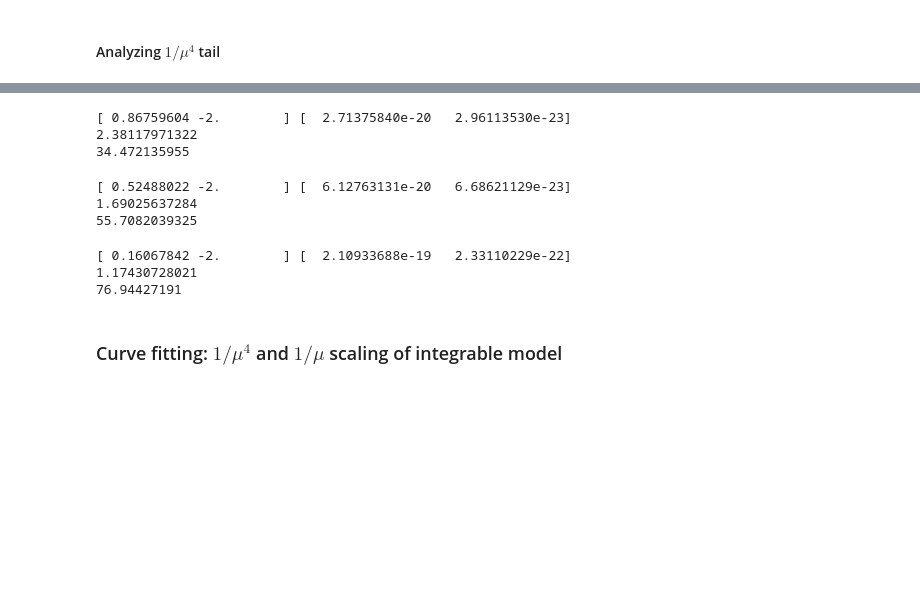
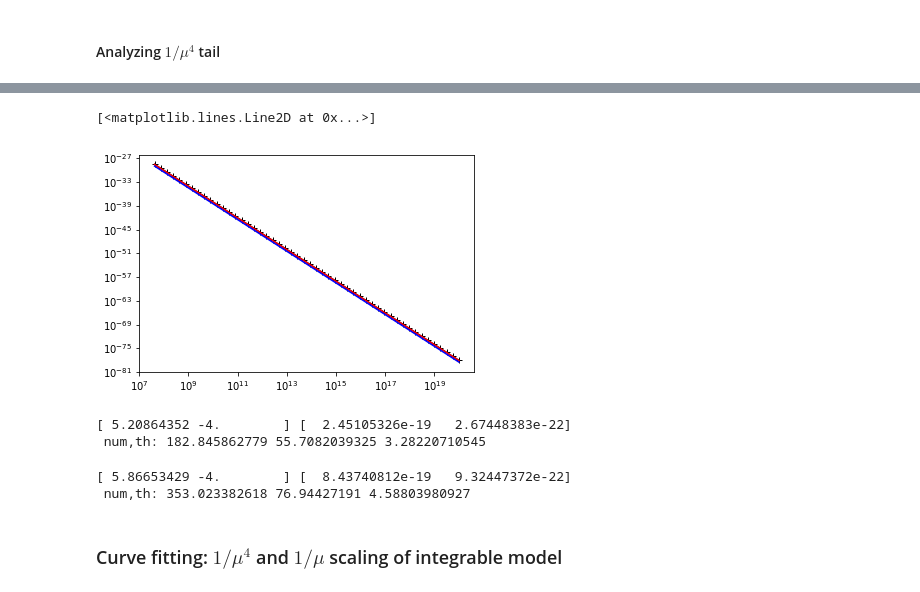
Before and after one commit to alexandreday/counterdiabatic-driving, a Jupyter notebook: zero_denom/jupyter_codes/v1_mu_scaling.ipynb, the cells around one changed output, grey strips where cells are left out. Cells and saved outputs as stored; diff of their text form; code cells hidden in the pictures; blank space fills up the shorter version.

```diff
--- a/zero_denom/jupyter_codes/v1_mu_scaling.ipynb
+++ b/zero_denom/jupyter_codes/v1_mu_scaling.ipynb
@@ -356,45 +334,37 @@ plt.grid()
+# %%
+plt.loglog(mu_arr[50:100],norm_arr_nonint[50:100]**2/2**4, 'k+-', label='Non-int, L=4')
+plt.loglog(mu_arr[50:100],org_func(mu_arr[50:100], np.exp(a_in),b_in,), 'r-', label='Non-int, L=4')
+plt.loglog(mu_arr[50:100],org_func(mu_arr[50:100], 34.47,b_in,), 'b-', label='Non-int, L=4')
+#plt.loglog(x5,y5/2**12, 'b+-', label= "Non-int,L=12")
+#plt.loglog(x5, org_func(x5,np.exp(a_lin),b_lin), 'k-', label=r'$y_1 \sim 1/x$')
+#plt.loglog(x5, org_func(x5,np.exp(a_in),b_in), 'r-', label=r'$y_2 \sim 1/x^{4}$')
+# %% [output]
+[<matplotlib.lines.Line2D at 0x...>]
+[figure, added]
 # %%
-xdata =mu_arr[40:100]
-ydata = norm_arr_nonint[40:100]/2**4
+xdata =mu_arr_L6[40:100]
+ydata = norm_arr_nonintL6[40:100]**2/2**6
 popt, pcov = curve_fit(gfunc, np.log(xdata[0:-1]), np.log(ydata[0:-1]))
 print popt, np.diag(pcov)
 a_in,b_in=popt
-print np.exp(a_in)
 hz=(np.sqrt(5)+1)/4
-L=4
-print  4*(L*hz**2+2*(L-1))
+L=6
+print " num,th:" , np.exp(a_in), 4*(L*hz**2+2*(L-1)), np.exp(a_in)/(4*(L*hz**2+2*(L-1)))
 # %% [output]
-[ 0.86759604 -2.        ] [  2.71375840e-20   2.96113530e-23]
-2.38117971322
-34.472135955
+[ 5.20864352 -4.        ] [  2.45105326e-19   2.67448383e-22]
+ num,th: 182.845862779 55.7082039325 3.28220710545
 # %%
-xdata =mu_arr_L6[40:100]
-ydata = norm_arr_nonintL6[40:100]/2**6
+xdata =mu_arr_L8[20:50]
+ydata = norm_arr_nonintL8[20:50]**2/2**8
 popt, pcov = curve_fit(gfunc, np.log(xdata[0:-1]), np.log(ydata[0:-1]))
 print popt, np.diag(pcov)
 a_in,b_in=popt
-print np.exp(a_in)
 hz=(np.sqrt(5)+1)/4
-L=6
-print  4*(L*hz**2+2*(L-1))
+L=8
+print " num,th:" , np.exp(a_in), 4*(L*hz**2+2*(L-1)), np.exp(a_in)/(4*(L*hz**2+2*(L-1)))
 # %% [output]
-[ 0.52488022 -2.        ] [  6.12763131e-20   6.68621129e-23]
-1.69025637284
-55.7082039325
+[ 5.86653429 -4.        ] [  8.43740812e-19   9.32447372e-22]
+ num,th: 353.023382618 76.94427191 4.58803980927
-# %%
-xdata =mu_arr_L8[20:50]
-ydata = norm_arr_nonintL8[20:50]/2**8
-popt, pcov = curve_fit(gfunc, np.log(xdata[0:-1]), np.log(ydata[0:-1]))
-print popt, np.diag(pcov)
-a_in,b_in=popt
-print np.exp(a_in)
-hz=(np.sqrt(5)+1)/4
-L=8
-print  4*(L*hz**2+2*(L-1))
-# %% [output]
-[ 0.16067842 -2.        ] [  2.10933688e-19   2.33110229e-22]
-1.17430728021
-76.94427191
 # %% [markdown]
 ### Curve fitting: $1/\mu^4$ and $1/\mu$  scaling of integrable model
 # %%
```
Also changed, not shown: parts of 20 cells of this notebook, 7 other files.
